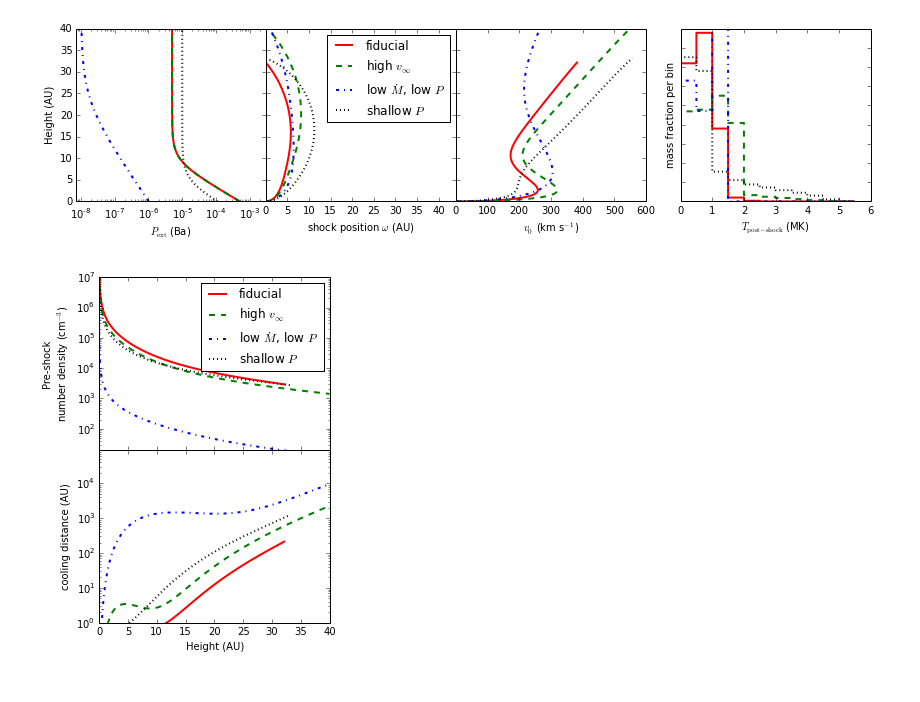
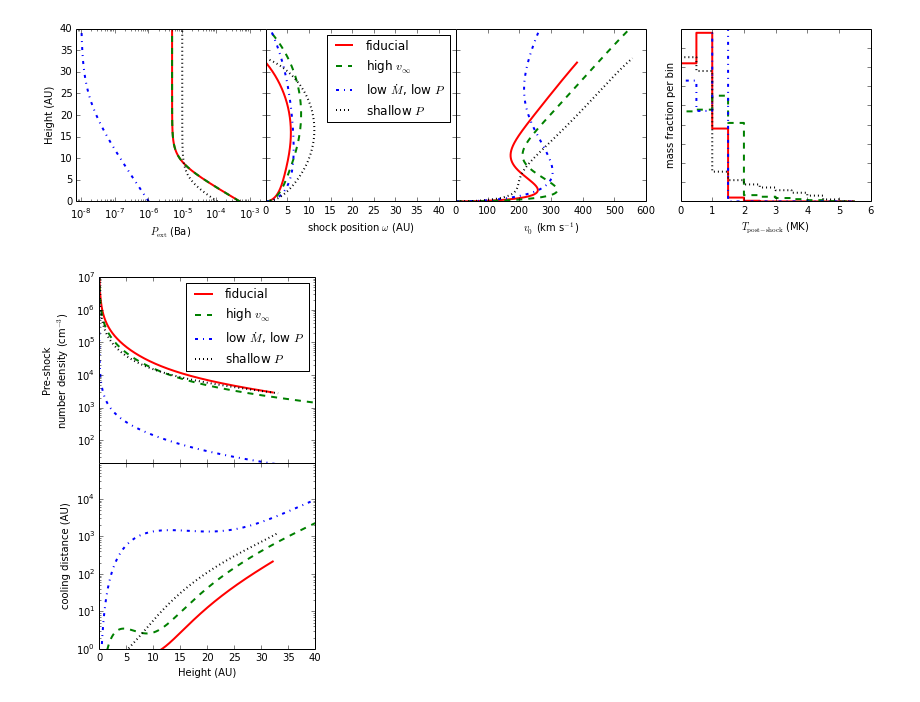
Before and after one commit to hamogu/RecollimationXrayCTTS, a Jupyter notebook: scripts/jet_recol_shocks.ipynb, the cells around one changed output. Drawn from its saved outputs; the diff is of its cells as text; code cells hidden in the pictures.

```diff
--- a/scripts/jet_recol_shocks.ipynb
+++ b/scripts/jet_recol_shocks.ipynb
@@ -711,27 +711,27 @@ Run with full_output = 1 to get quantitative information.
 [figure]
 # %%
 fig = plt.figure(figsize=(4,6))
-ax1 = fig.add_axes([.1,.5,.8,.4])
-ax2 = fig.add_axes([.1,.1,.8,.4], sharex=ax1)
+ax1 = fig.add_axes([.22,.53,.75,.43])
+ax2 = fig.add_axes([.22,.1,.75,.43], sharex=ax1)
 
 
 for model,c,l, lab in zip(output, 'rgbk', ['solid', 'dashed', 'dashdot', 'dotted'],
             ['fiducial', r'high $v_{{\infty}}$', r'low $\dot M$, low $P$', 'shallow $P$']):
     ax1.plot(model['z'], model['rho']/ode.mu/ode.m_H, color=c, linestyle=l, linewidth=2,
              label=lab)
     ax2.plot(model['z'], 20.9*1e5/(model['rho']/ode.mu/ode.m_H)*(model['vshock']/5e7)**4.5,
              color=c, linestyle=l, linewidth=2, label=lab)
 ax1.set_ylim([20,1e7])
 ax2.set_ylim([1,9e4])
 ax1.set_xlim([0,40])
 ax1.set_yscale('log')
 plt.setp(ax1.get_xticklabels(), visible=False)
 ax2.set_xlabel('Height (AU)')
 ax1.set_ylabel('Pre-shock\nnumber density (cm$^{-3}$)')
 ax2.set_ylabel('cooling distance (AU)')
 ax2.set_yscale('log')
 ax1.legend()
 fig.savefig(plotdir + 'rhocool/rhocool.png')
 fig.savefig(plotdir + 'rhocool/rhocool.eps')
 # %% [output]
-[figure, old version]
+[figure, new version]
```
Also changed, not shown: 3 other files.
